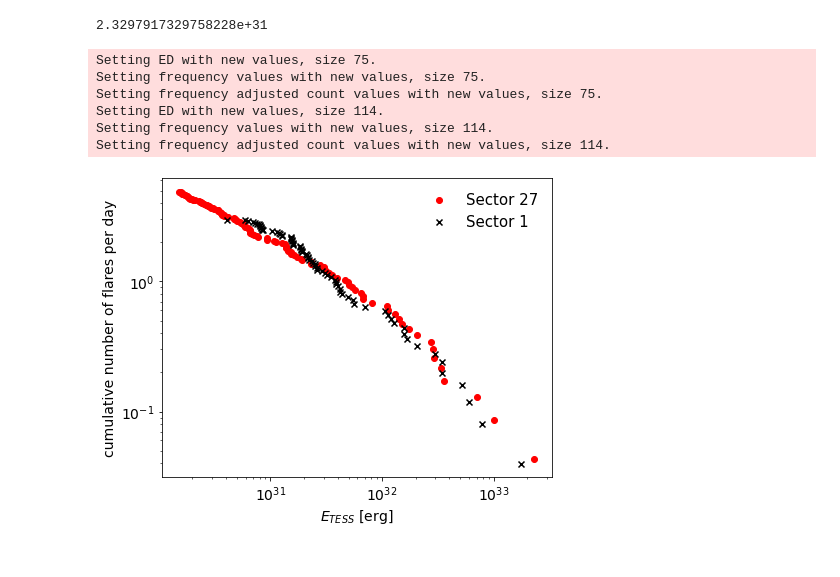
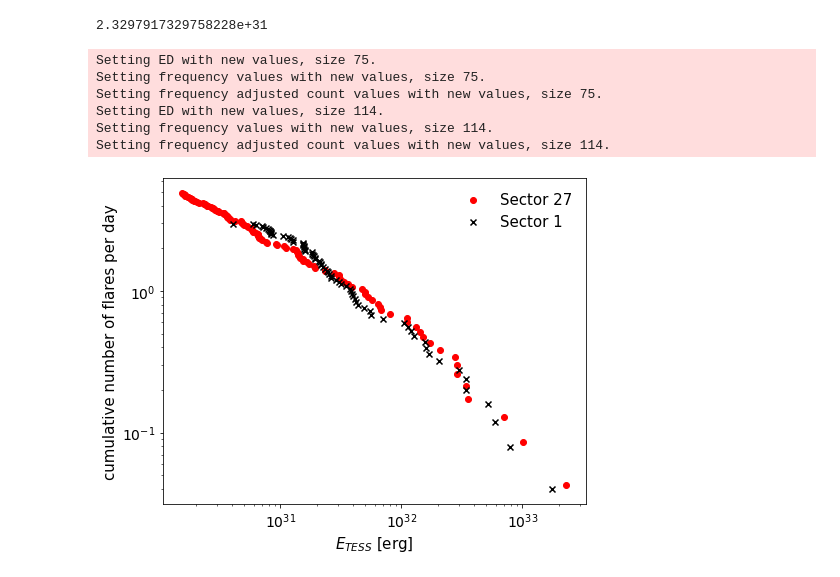
Before and after one commit to ekaterinailin/flaring-spi, a Jupyter notebook: notebooks/AU_Mic_FFD.ipynb, the cells around one changed output. Cells and saved outputs as stored; diff of their text form; code cells hidden in the pictures.

```diff
--- a/notebooks/AU_Mic_FFD.ipynb
+++ b/notebooks/AU_Mic_FFD.ipynb
@@ -48,22 +50,23 @@ simple_ffd27 = FFD(f=aumic27, tot_obs_time=aumic27.total_n_valid_data_points.ilo
 # %%
 %matplotlib inline
 ed1, freq1, counts1 = simple_ffd1.ed_and_freq()
 ed27, freq27, counts27 = simple_ffd27.ed_and_freq()
 plt.figure(figsize=(7, 5.5))
 plt.scatter(ed27 * tesslum, freq27, c="r", marker="o", label="Sector 27")
 plt.scatter(ed1 * tesslum, freq1, c="k", marker="x", label="Sector 1")
 plt.xscale("log")
 plt.yscale("log")
-plt.xlabel(r"$E_{TESS}$ [erg]", fontsize=14)
-plt.ylabel("cumulative number of flares per day", fontsize=14)
+plt.xlabel(r"$E_{TESS}$ [erg]", fontsize=15)
+plt.ylabel("cumulative number of flares per day", fontsize=15)
 plt.legend(frameon=False, loc=1, fontsize=15)
-plt.savefig(f"../results/plots/{tstamp}_ffd.png", dpi=300);
+plt.tight_layout()
+plt.savefig(f"../results/plots/{tstamp}_ffd.png", dpi=300)
 plt.savefig(f"../../../002_writing/aumic-flaring-spi-draft/figures/ffd.png", dpi=300);
 # %% [output]
 Setting ED with new values, size 75.
 Setting frequency values with new values, size 75.
 Setting frequency adjusted count values with new values, size 75.
 Setting ED with new values, size 114.
 Setting frequency values with new values, size 114.
 Setting frequency adjusted count values with new values, size 114.
-[figure, old version]
+[figure, new version]
```
Also changed, not shown: parts of 1 cell of this notebook, 5 other files.
